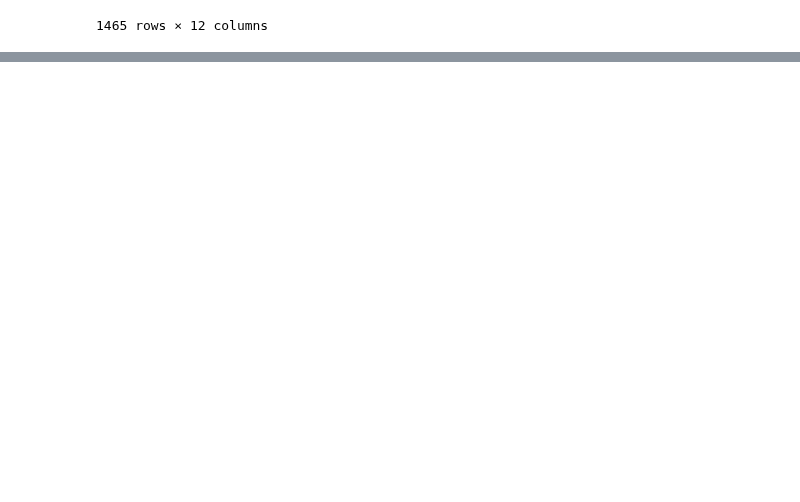
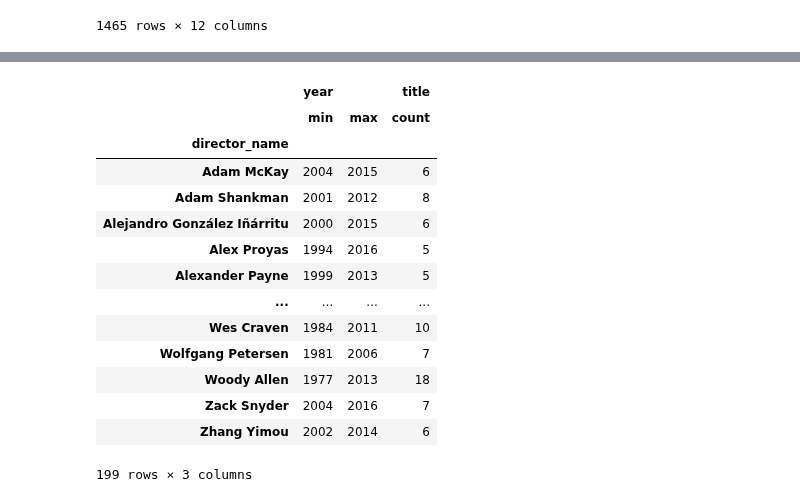
Before and after one commit to jeeet0700/Pandas, a Jupyter notebook: Untitled.ipynb, the cells around one changed output, grey strips where cells are left out. Cells and saved outputs as stored; diff of their text form; code cells hidden in the pictures; blank space fills up the shorter version.

```diff
--- a/Untitled.ipynb
+++ b/Untitled.ipynb
@@ -295,3 +295,6 @@ df.sort_values(['budget','revenue'],ascending=[False,True])
 | 997 | 0 | 16 | 141702264 | Garfield: A Tail of Two Kitties | 5.1 | 464 | 5105 | 2006 | Jun | ... |
 | 593 | 0 | 22 | 181466833 | Scooby-Doo 2: Monsters Unleashed | 5.4 | 500 | 4913 | 2004 | Mar | ... |
 1465 rows × 12 columns
+# %%
+def cal_profit(x):
+    return x['revenue']-x['budget']
@@ -297,0 +320,3 @@ df.sort_values(['budget','revenue'],ascending=[False,True])
+# %%
+df['profit']=df[['revenue','budget']].apply(cal_profit,axis=1)
+df
@@ -297,0 +445,18 @@ df.sort_values(['budget','revenue'],ascending=[False,True])
+# %%
+df.groupby(['director_name'])[['year','title']].agg({'year':['min','max'],'title':['count']})
+# %% [output]
+|  | year |  | title |
+|  | min | max | count |
+| director_name |  |  |  |
+| Adam McKay | 2004 | 2015 | 6 |
+| Adam Shankman | 2001 | 2012 | 8 |
+| Alejandro González Iñárritu | 2000 | 2015 | 6 |
+| Alex Proyas | 1994 | 2016 | 5 |
+| Alexander Payne | 1999 | 2013 | 5 |
+| ... | ... | ... | ... |
+| Wes Craven | 1984 | 2011 | 10 |
+| Wolfgang Petersen | 1981 | 2006 | 7 |
+| Woody Allen | 1977 | 2013 | 18 |
+| Zack Snyder | 2004 | 2016 | 7 |
+| Zhang Yimou | 2002 | 2014 | 6 |
+199 rows × 3 columns
```
Also changed, not shown: parts of 22 cells of this notebook.
